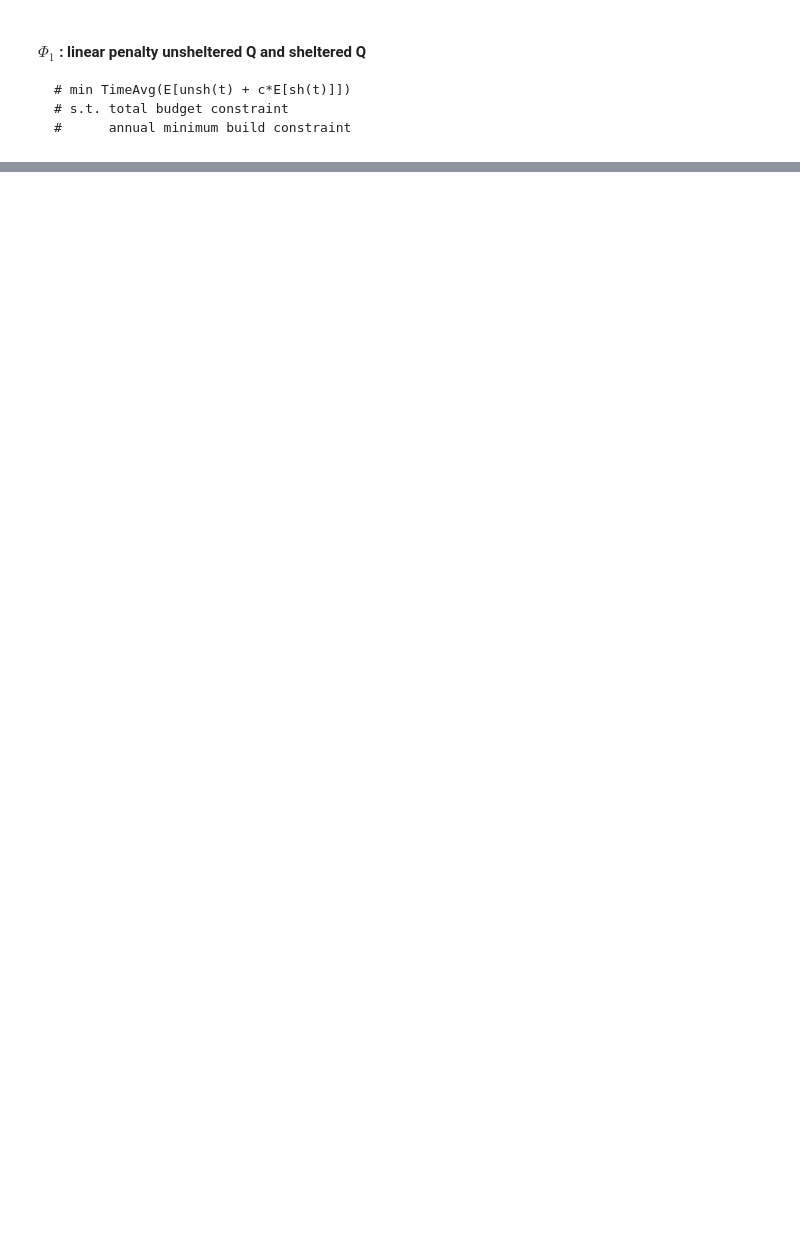
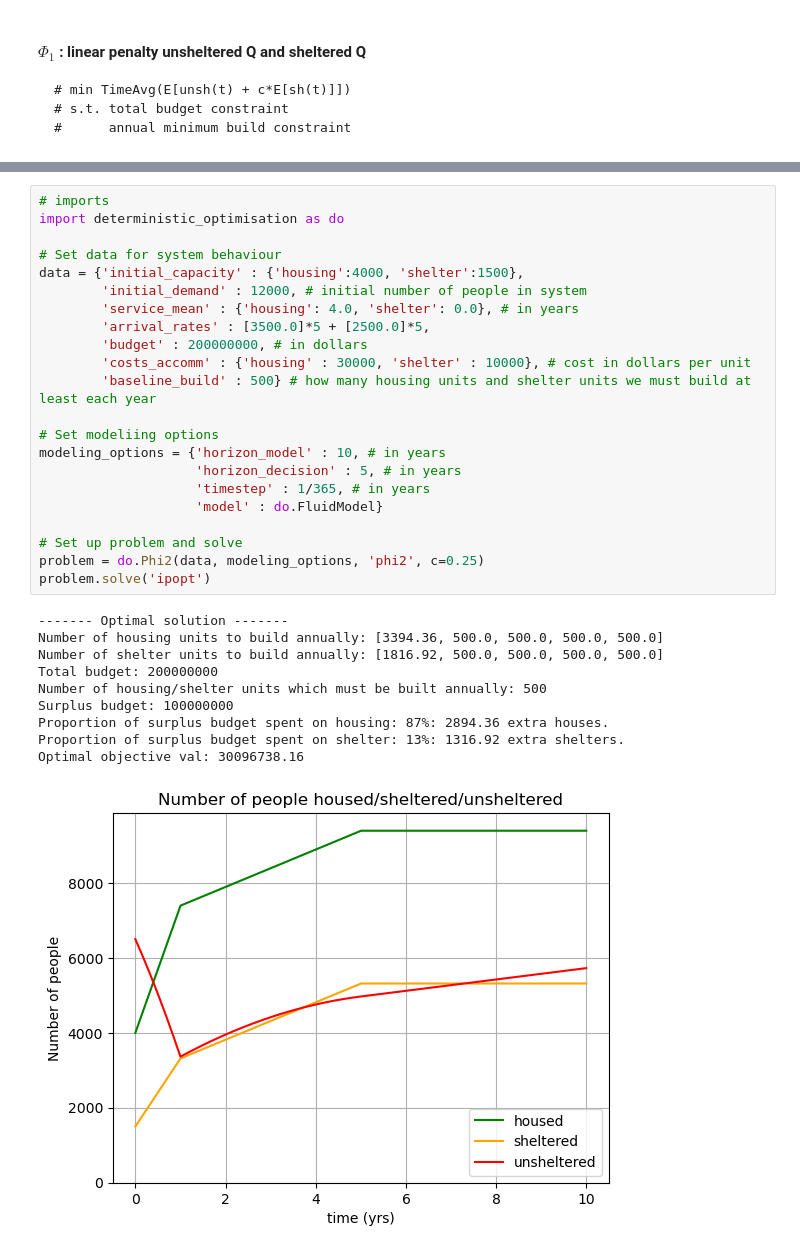
Before and after one commit to grahamburgess3/homeless_services, a Jupyter notebook: 09_Deterministic_Optimisation.ipynb, the cells around one changed output, grey strips where cells are left out. Drawn from its saved outputs; the diff is of its cells as text; blank space fills up the shorter version.

```diff
--- a/09_Deterministic_Optimisation.ipynb
+++ b/09_Deterministic_Optimisation.ipynb
@@ -110,0 +36,33 @@ With quadratic terms in the objective function, an optimal solution is encourage
+# %%
+# imports
+import deterministic_optimisation as do
+
+# Set data for system behaviour
+data = {'initial_capacity' : {'housing':4000, 'shelter':1500},
+        'initial_demand' : 12000, # initial number of people in system
+        'service_mean' : {'housing': 4.0, 'shelter': 0.0}, # in years
+        'arrival_rates' : [3500.0]*5 + [2500.0]*5,
+        'budget' : 200000000, # in dollars
+        'costs_accomm' : {'housing' : 30000, 'shelter' : 10000}, # cost in dollars per unit
+        'baseline_build' : 500} # how many housing units and shelter units we must build at least each year
+
+# Set modeliing options
+modeling_options = {'horizon_model' : 10, # in years
+                    'horizon_decision' : 5, # in years
+                    'timestep' : 1/365, # in years
+                    'model' : do.FluidModel}
+
+# Set up problem and solve
+problem = do.Phi2(data, modeling_options, 'phi2', c=0.25)
+problem.solve('ipopt')
+# %% [output]
+------- Optimal solution -------
+Number of housing units to build annually: [3394.36, 500.0, 500.0, 500.0, 500.0]
+Number of shelter units to build annually: [1816.92, 500.0, 500.0, 500.0, 500.0]
+Total budget: 200000000
+Number of housing/shelter units which must be built annually: 500
+Surplus budget: 100000000
+Proportion of surplus budget spent on housing: 87%: 2894.36 extra houses.
+Proportion of surplus budget spent on shelter: 13%: 1316.92 extra shelters.
+Optimal objective val: 30096738.16
+[figure, added]
```
Also changed, not shown: parts of 27 cells of this notebook, 1 other file.
